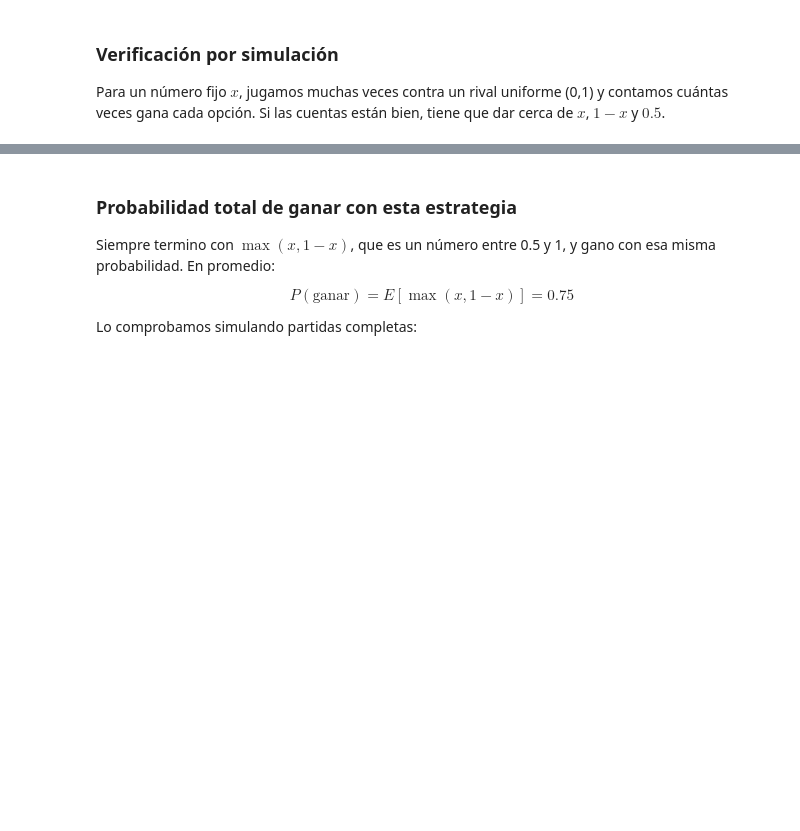
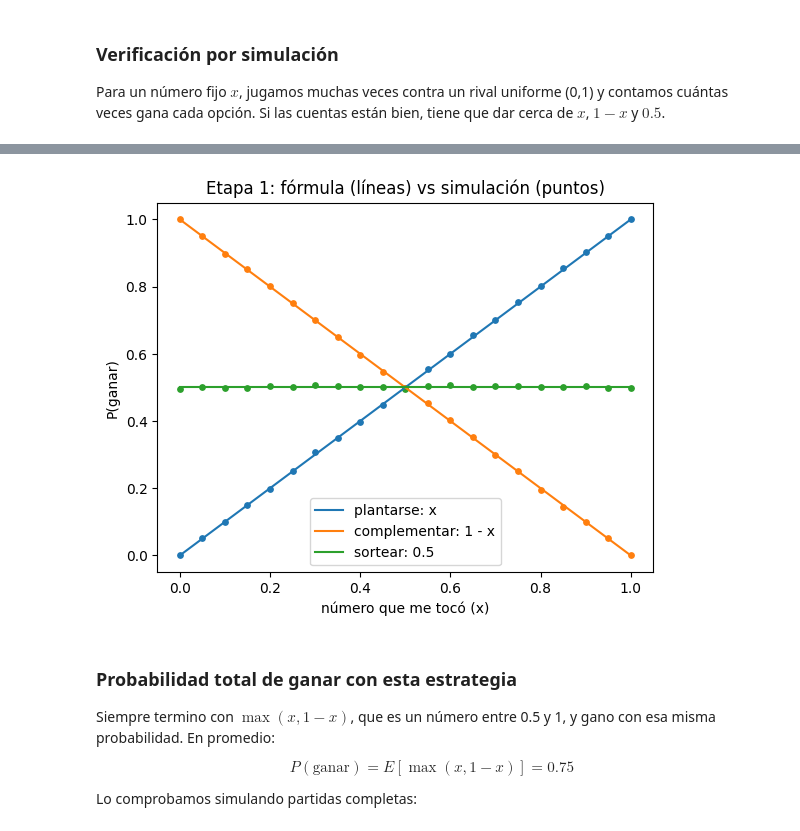
Before and after one commit to VictoriaMarull/finalTRPIII, a Jupyter notebook: trp3.ipynb, the cells around one changed output, grey strips where cells are left out. Drawn from its saved outputs; the diff is of its cells as text; code cells hidden in the pictures; blank space fills up the shorter version.

Commit message:
Etapa 1: hipótesis y gráfico de verificación

```diff
--- a/trp3.ipynb
+++ b/trp3.ipynb
@@ -71,3 +88,34 @@ for x in [0.9, 0.2, 0.45]:
+# %%
+import matplotlib.pyplot as plt
+
+xs = np.linspace(0, 1, 21)    # 0, 0.05, 0.10, ..., 1
+
+sim_plantarse = []
+sim_complementar = []
+sim_sortear = []
+
+for x in xs:
+    p1, p2, p3 = simular_opciones(x, 20000)
+    sim_plantarse.append(p1)
+    sim_complementar.append(p2)
+    sim_sortear.append(p3)
+
+# fórmulas (líneas) vs simulación (puntos)
+plt.plot(xs, xs, label="plantarse: x")
+plt.plot(xs, 1 - xs, label="complementar: 1 - x")
+plt.plot(xs, [0.5] * len(xs), label="sortear: 0.5")
+
+plt.scatter(xs, sim_plantarse, s=15)
+plt.scatter(xs, sim_complementar, s=15)
+plt.scatter(xs, sim_sortear, s=15)
+
+plt.xlabel("número que me tocó (x)")
+plt.ylabel("P(ganar)")
+plt.title("Etapa 1: fórmula (líneas) vs simulación (puntos)")
+plt.legend()
+plt.show()
+# %% [output]
+[figure, added]
 # %% [markdown]
 ### Probabilidad total de ganar con esta estrategia
 
```
Also changed, not shown: parts of 4 cells of this notebook.
